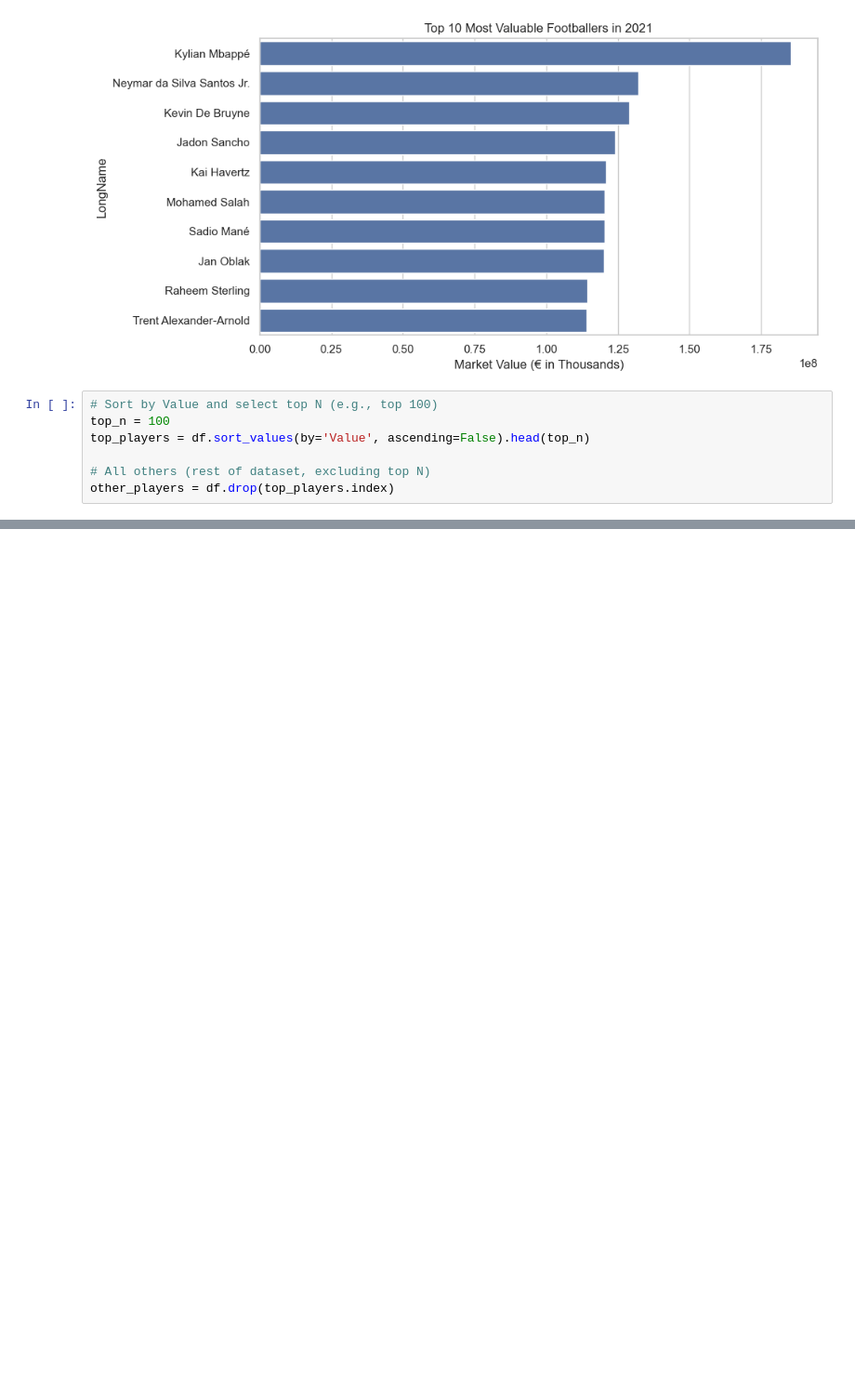
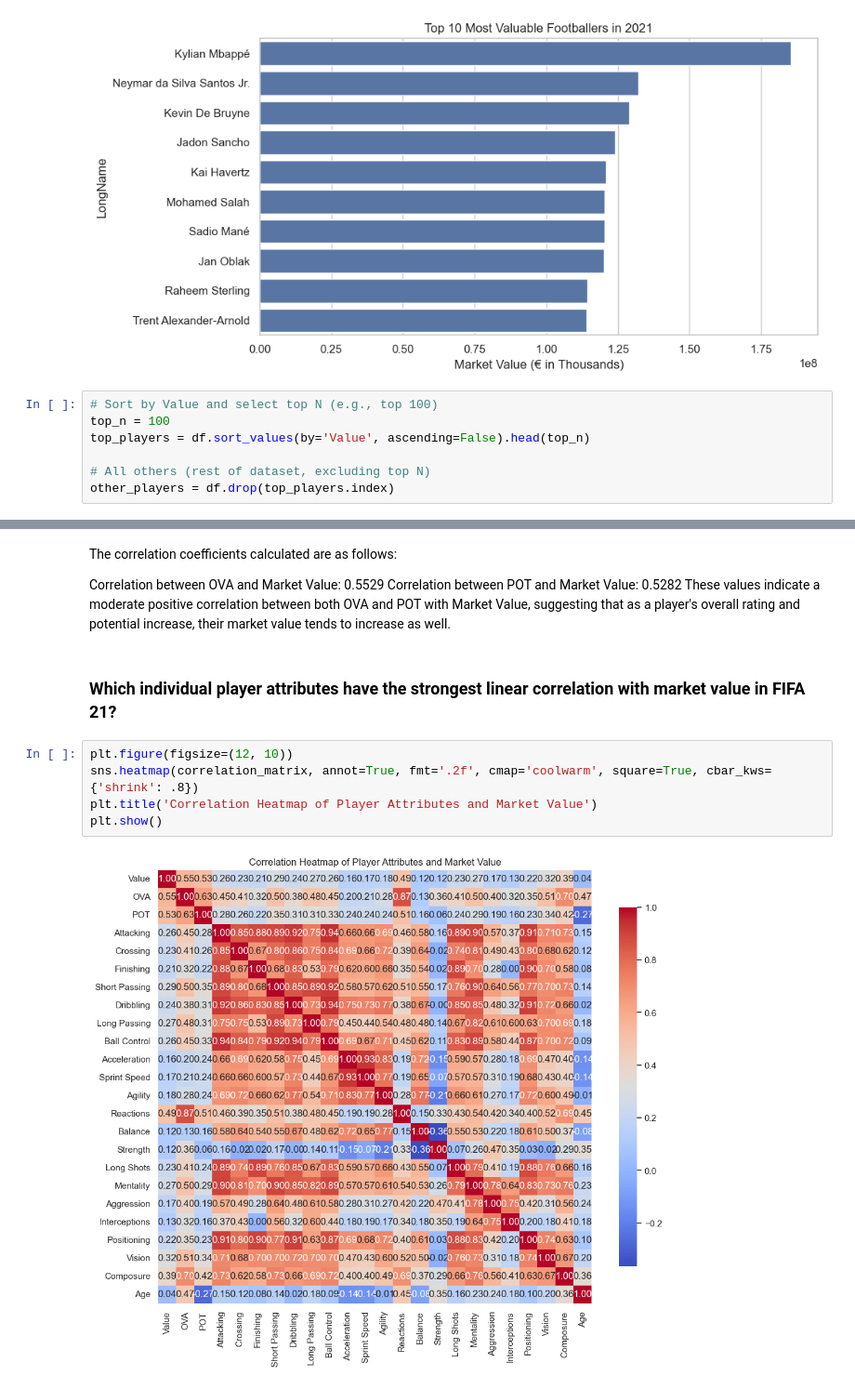
Before and after one commit to QAZYD/eda-repository, a Jupyter notebook: Untitled-1.ipynb, the cells around one changed output, grey strips where cells are left out. Shown at 93% size. Saved outputs shown, nothing was run; the diff lists cells and outputs as text; blank space fills up the shorter version.

```diff
--- a/Untitled-1.ipynb
+++ b/Untitled-1.ipynb
@@ -901,0 +927,15 @@ plt.show()
+# %% [markdown]
+The correlation coefficients calculated are as follows:
+
+Correlation between OVA and Market Value: 0.5529
+Correlation between POT and Market Value: 0.5282
+These values indicate a moderate positive correlation between both OVA and POT with Market Value, suggesting that as a player's overall rating and potential increase, their market value tends to increase as well.
+# %% [markdown]
+### Which individual player attributes have the strongest linear correlation with market value in FIFA 21?
+# %%
+plt.figure(figsize=(12, 10))
+sns.heatmap(correlation_matrix, annot=True, fmt='.2f', cmap='coolwarm', square=True, cbar_kws={'shrink': .8})
+plt.title('Correlation Heatmap of Player Attributes and Market Value')
+plt.show()
+# %% [output]
+[figure, added]
```
Also changed, not shown: parts of 19 cells of this notebook.
